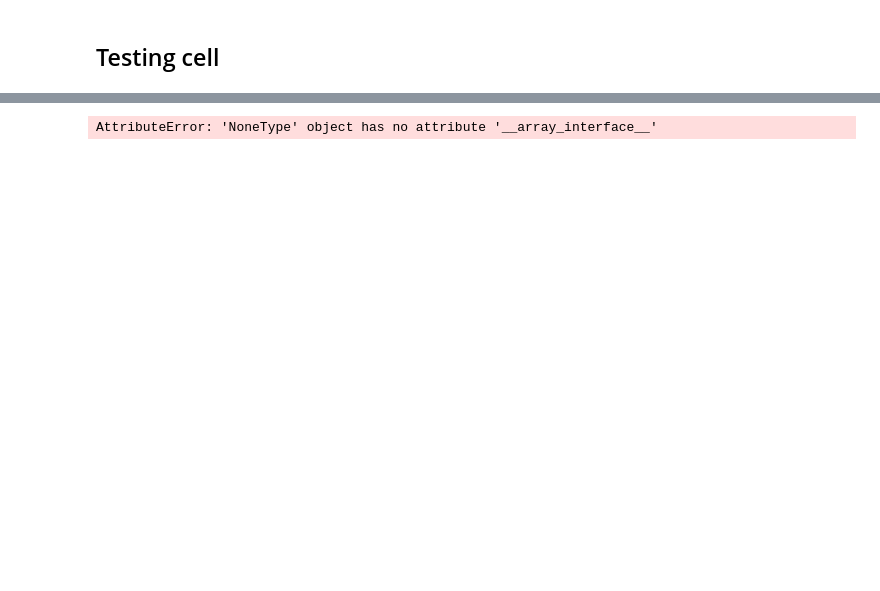
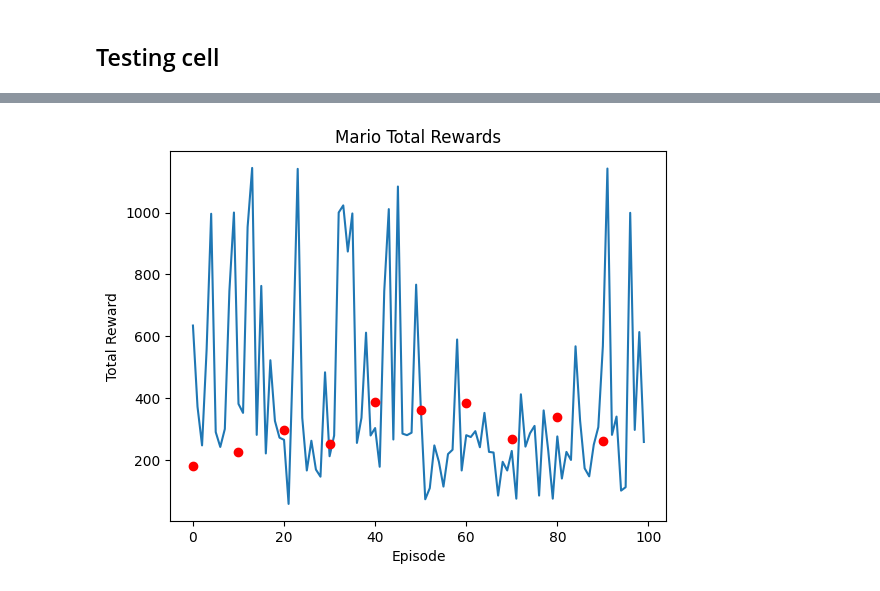
Before and after one commit to maxenceleguery/amlaa-project, a Jupyter notebook: test.ipynb, the cells around one changed output, grey strips where cells are left out. Saved outputs shown, nothing was run; the diff lists cells and outputs as text; code cells hidden in the pictures; blank space fills up the shorter version.

```diff
--- a/test.ipynb
+++ b/test.ipynb
@@ -266,8 +435,12 @@ class DQNAgent:
 # %%
-def train(agent: DQNAgent, env: gym.Env, num_episodes: int = 10) -> DQNAgent:
+import matplotlib.pyplot as plt
+
+def train(agent: DQNAgent, env: gym.Env, num_episodes: int = 10, eval_step: int = 10, levels = None) -> DQNAgent:
     total_rewards = []
+    eval_rewards = []
+    eval_ep = []
 
-    for ep_num in tqdm(range(num_episodes)):
+    for ep_num in (pbar := tqdm(range(num_episodes))):
         state, info = env.reset()
 
         # State is a LazyFrame
@@ -293,7 +466,18 @@ def train(agent: DQNAgent, env: gym.Env, num_episodes: int = 10) -> DQNAgent:
 
         total_rewards.append(total_reward)
         agent.save('mario_model.pth')
-        print("Total reward after episode {} is {}".format(ep_num + 1, total_rewards[-1]))
+        pbar.set_description(f"Reward {total_rewards[-1]}")
+
+        if ep_num % eval_step == 0:
+            eval_rewards.append(eval_all(agent, levels=levels, verbose=False))
+            eval_ep.append(ep_num)
+
+    plt.plot(total_rewards)
+    plt.plot(eval_ep, eval_rewards, 'ro')
+    plt.title("Mario Total Rewards")
+    plt.xlabel("Episode")
+    plt.ylabel("Total Reward")
+    plt.show()
 
     return agent
 # %%
@@ -301,23 +485,20 @@ env = gym_super_mario_bros.make('SuperMarioBrosRandomStages-v0', apply_api_compa
 env = make_env(env)#, 'training_videos')
 observation_space = env.observation_space.shape
 action_space = env.action_space.n
-agent = DQNAgent(state_space=observation_space,
-                    action_space=action_space,
-                    max_memory_size=30000,
-                    batch_size=64,
-                    gamma=0.90,
-                    lr=0.00025,
-                    exploration_max=0.90,
-                    exploration_min=0.02,
-                    exploration_decay=0.99)
+agent = DQNAgent(state_space=observation_space, action_space=action_space, model=DQNSolverResNet)
+env.close()
 # %%
 import os
 if os.path.exists('mario_model.pth'):
     agent.load('mario_model.pth')
 
-env = gym_super_mario_bros.make('SuperMarioBrosRandomStages-v0', apply_api_compatibility=True, render_mode='rgb_array')
+levels = ['1-1', '1-2', '1-3', '1-4']
+env = gym_super_mario_bros.make('SuperMarioBrosRandomStages-v0', stages=levels, apply_api_compatibility=True, render_mode='rgb_array')
+#env = gym_super_mario_bros.make('SuperMarioBros-1-1-v0', apply_api_compatibility=True, render_mode='rgb_array')
 env = make_env(env)#, 'training_videos')
 
-trained_agent = train(agent, env, num_episodes=200)
+agent = train(agent, env, num_episodes=100, levels=levels)
 env.close()
-trained_agent.save('mario_model.pth')
+agent.save('mario_model.pth')
+# %% [output]
+[figure, added]
@@ -370,24 +504,0 @@ env.close()
-# %%
-from record import record_mario_gameplay
-worlds = list(range(1, 9))
-stages = list(range(1, 5))
-rewards = []
-for world in worlds:
-    for stage in stages:
-        env = gym_super_mario_bros.make(f'SuperMarioBros-{world}-{stage}-v0', apply_api_compatibility=True, render_mode='rgb_array')
-        env = make_env(env)
-        rewards.append(evaluate_agent(trained_agent, env))
-        env.close()
-        print("World {} Stage {}: Reward = {}".format(world, stage, rewards[-1]))
-
-
-env = gym_super_mario_bros.make(f'SuperMarioBros-{world}-{stage}-v0', apply_api_compatibility=True, render_mode='rgb_array')
-env = make_env(env)
-rewards.append(evaluate_agent(trained_agent, env))
-env.close()
-
-# This will play and record Mario with random actions\n"
-#gif_path = record_mario_gameplay()
-#print(f"GIF saved to: {gif_path}")
-# %% [output]
-AttributeError: 'NoneType' object has no attribute '__array_interface__'
```
Also changed, not shown: parts of 11 cells of this notebook.
